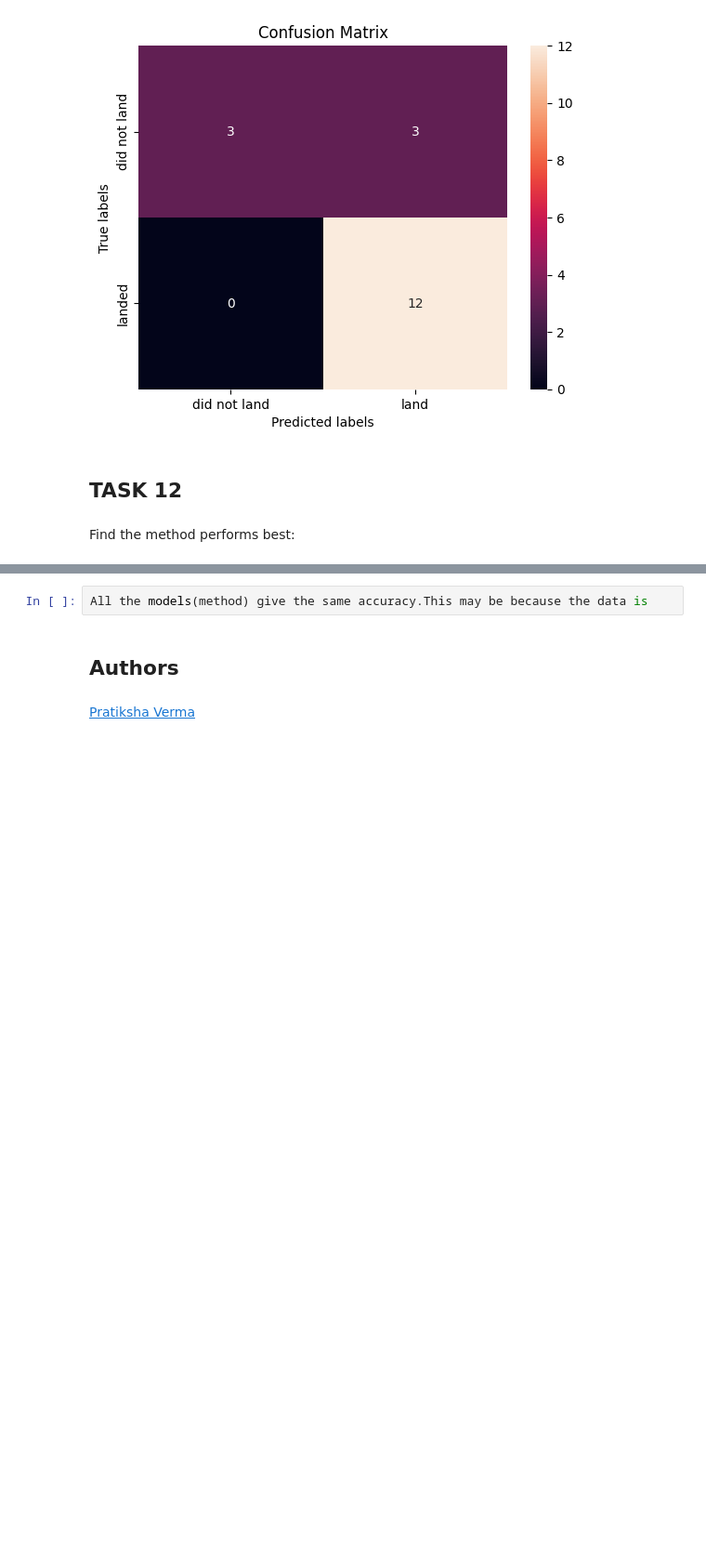
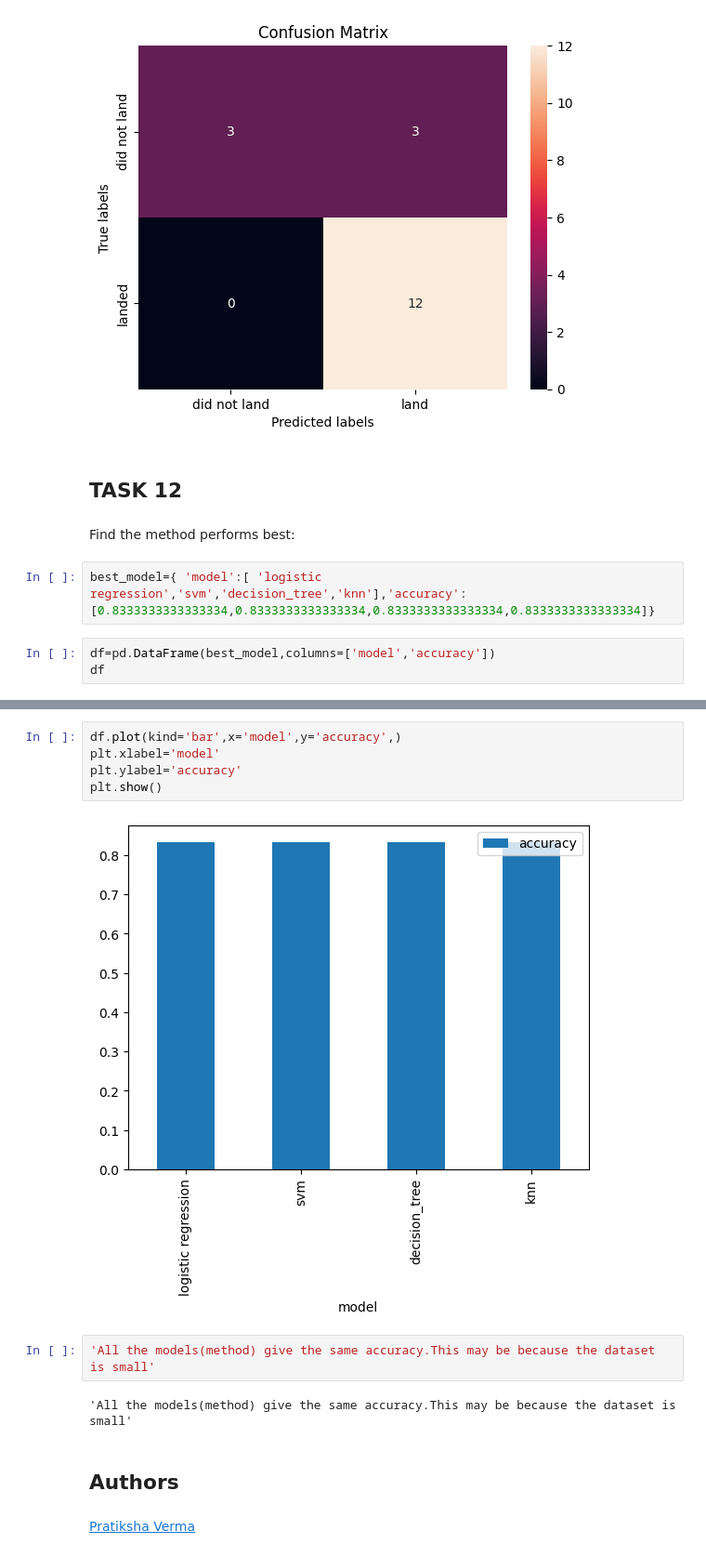
Before and after one commit to NanaSimons/IBM-Data-ScienceWork, a Jupyter notebook: SpaceX_Machine Learning Prediction_Part_5.ipynb, the cells around one changed output, grey strips where cells are left out. Shown: that part at 93% size. Saved outputs shown, nothing was run; the diff lists cells and outputs as text; blank space fills up the shorter version.

```diff
--- a/SpaceX_Machine Learning Prediction_Part_5.ipynb
+++ b/SpaceX_Machine Learning Prediction_Part_5.ipynb
@@ -348,3 +348,8 @@ plot_confusion_matrix(Y_test,yhat)
 ## TASK  12
 # %% [markdown]
 Find the method performs best:
+# %%
+best_model={ 'model':[ 'logistic regression','svm','decision_tree','knn'],'accuracy':[0.8333333333333334,0.8333333333333334,0.8333333333333334,0.8333333333333334]}
+# %%
+df=pd.DataFrame(best_model,columns=['model','accuracy'])
+df
@@ -351,5 +362,14 @@ Find the method performs best:
+# %%
+df.plot(kind='bar',x='model',y='accuracy',)
+plt.xlabel='model'
+plt.ylabel='accuracy'
+plt.show()
+# %% [output]
+[figure, added]
 # %%
-All the models(method) give the same accuracy.This may be because the data is
+'All the models(method) give the same accuracy.This may be because the dataset is small'
+# %% [output]
+'All the models(method) give the same accuracy.This may be because the dataset is small'
 # %% [markdown]
 ## Authors
 # %% [markdown]
```
Also changed, not shown: parts of 2 cells of this notebook.
